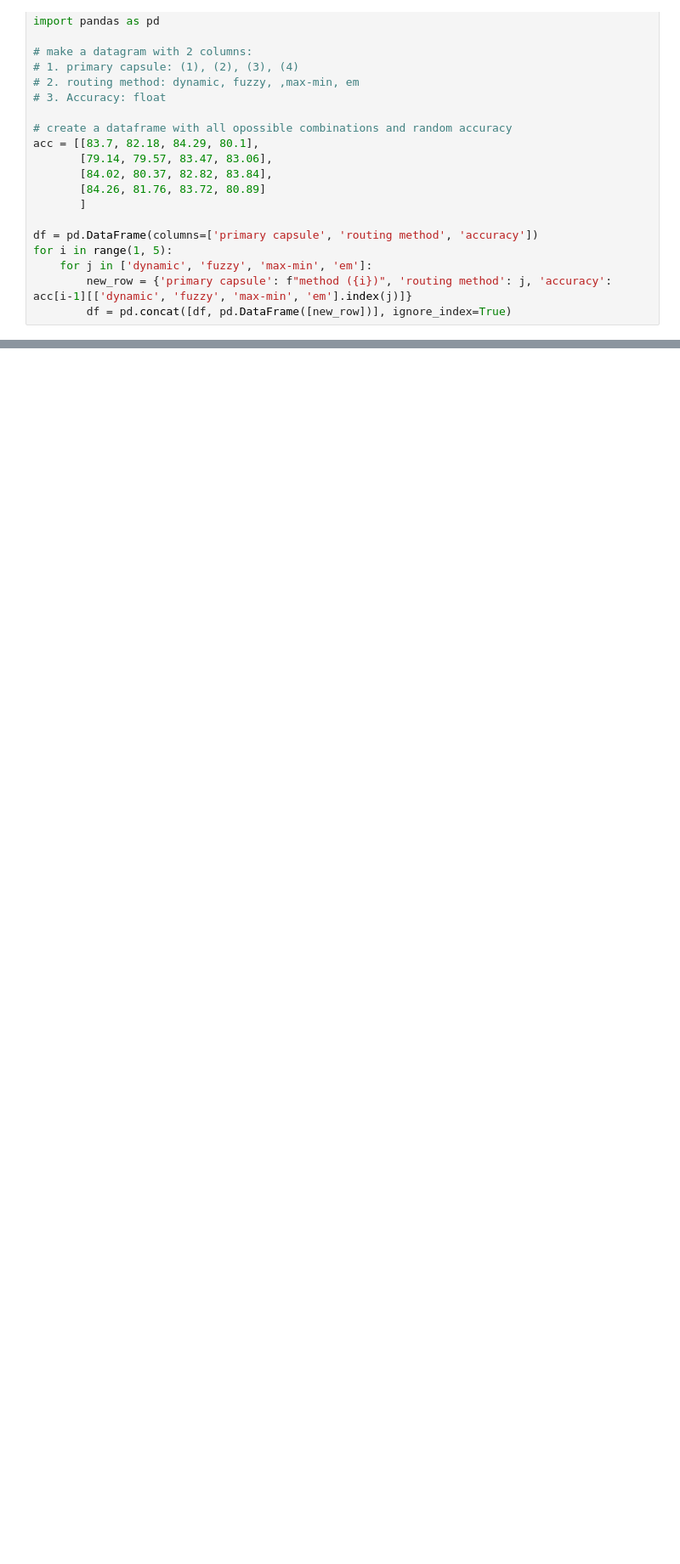
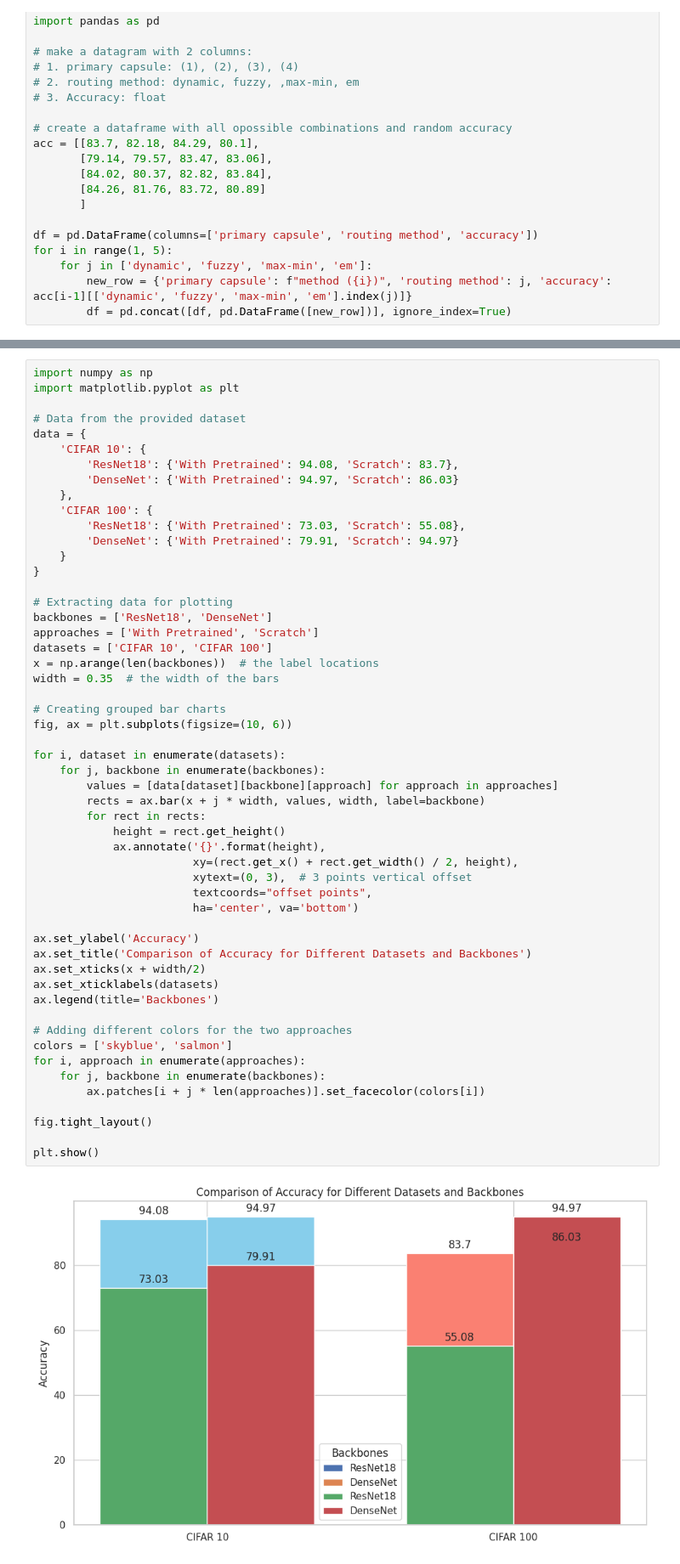
Before and after one commit to Ka0Ri/Capsule-Network, a Jupyter notebook: draw.ipynb, the cells around one changed output, grey strips where cells are left out. Shown at 85% size. Cells and saved outputs as stored; diff of their text form; blank space fills up the shorter version.

```diff
--- a/draw.ipynb
+++ b/draw.ipynb
@@ -59,0 +339,55 @@ plt.show()
+# %%
+import numpy as np
+import matplotlib.pyplot as plt
+
+# Data from the provided dataset
+data = {
+    'CIFAR 10': {
+        'ResNet18': {'With Pretrained': 94.08, 'Scratch': 83.7},
+        'DenseNet': {'With Pretrained': 94.97, 'Scratch': 86.03}
+    },
+    'CIFAR 100': {
+        'ResNet18': {'With Pretrained': 73.03, 'Scratch': 55.08},
+        'DenseNet': {'With Pretrained': 79.91, 'Scratch': 94.97}
+    }
+}
+
+# Extracting data for plotting
+backbones = ['ResNet18', 'DenseNet']
+approaches = ['With Pretrained', 'Scratch']
+datasets = ['CIFAR 10', 'CIFAR 100']
+x = np.arange(len(backbones))  # the label locations
+width = 0.35  # the width of the bars
+
+# Creating grouped bar charts
+fig, ax = plt.subplots(figsize=(10, 6))
+
+for i, dataset in enumerate(datasets):
+    for j, backbone in enumerate(backbones):
+        values = [data[dataset][backbone][approach] for approach in approaches]
+        rects = ax.bar(x + j * width, values, width, label=backbone)
+        for rect in rects:
+            height = rect.get_height()
+            ax.annotate('{}'.format(height),
+                        xy=(rect.get_x() + rect.get_width() / 2, height),
+                        xytext=(0, 3),  # 3 points vertical offset
+                        textcoords="offset points",
+                        ha='center', va='bottom')
+
+ax.set_ylabel('Accuracy')
+ax.set_title('Comparison of Accuracy for Different Datasets and Backbones')
+ax.set_xticks(x + width/2)
+ax.set_xticklabels(datasets)
+ax.legend(title='Backbones')
+
+# Adding different colors for the two approaches
+colors = ['skyblue', 'salmon']
+for i, approach in enumerate(approaches):
+    for j, backbone in enumerate(backbones):
+        ax.patches[i + j * len(approaches)].set_facecolor(colors[i])
+
+fig.tight_layout()
+
+plt.show()
+# %% [output]
+[figure, added]
```
Also changed, not shown: parts of 18 cells of this notebook, 1 other file.
